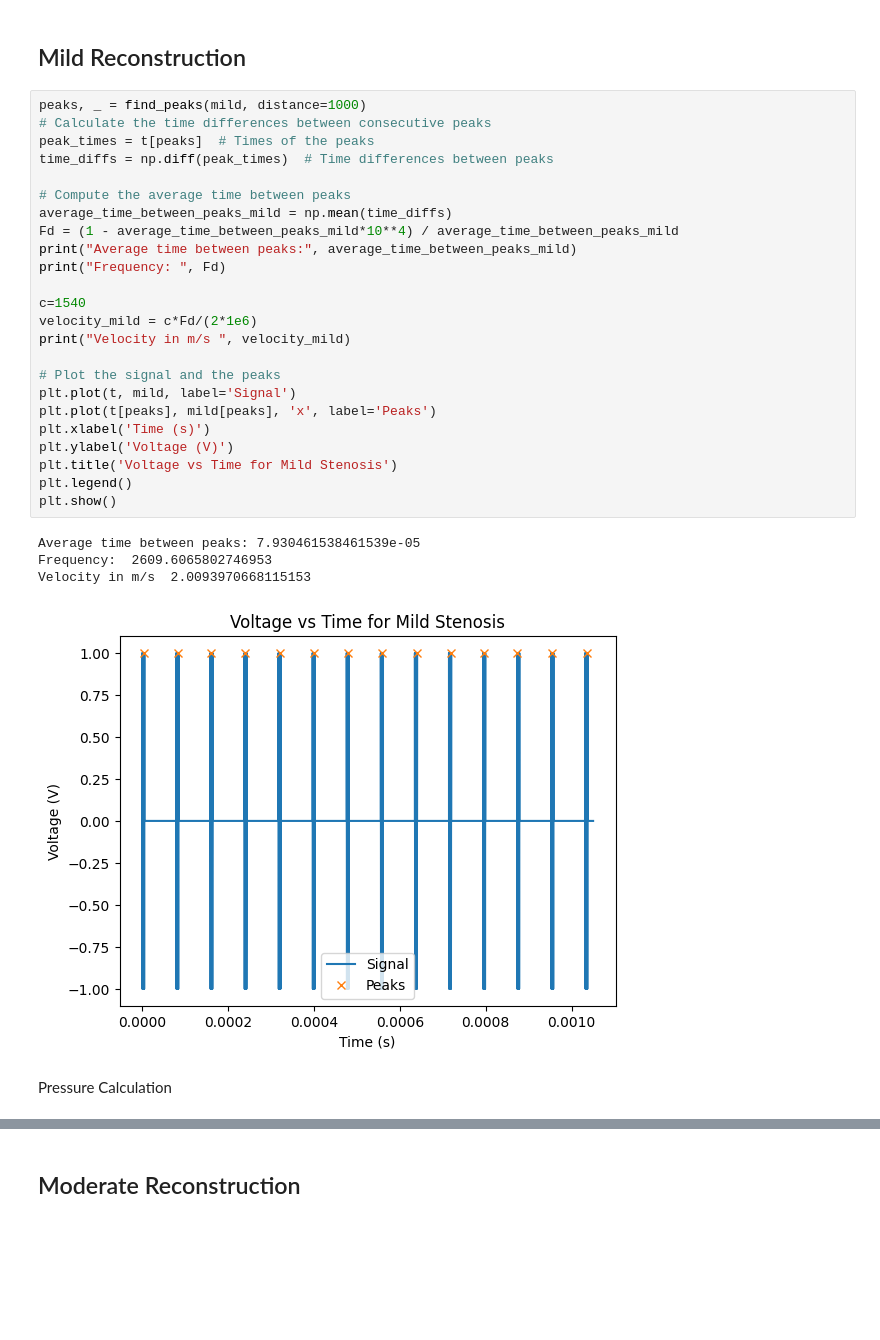
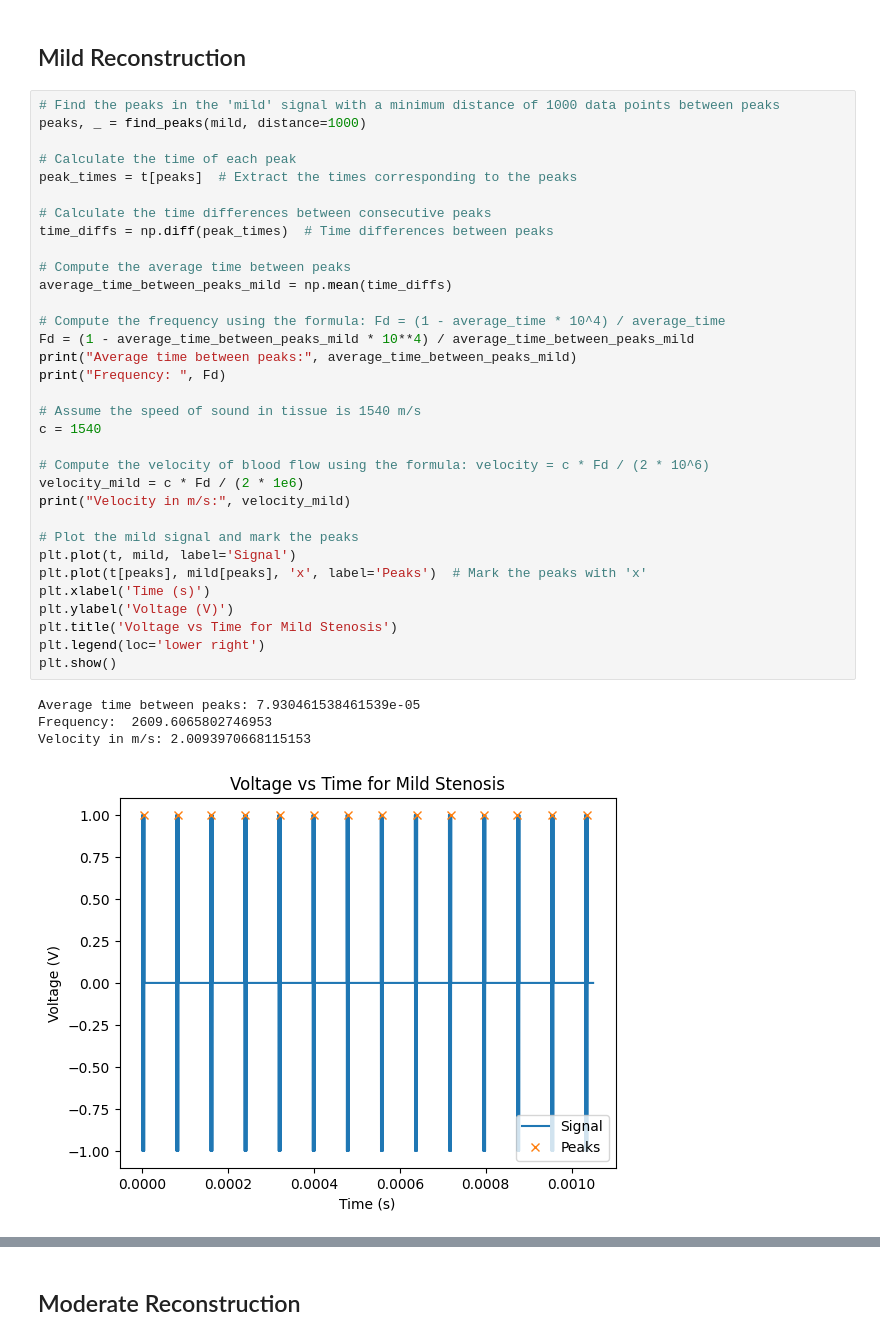
Before and after one commit to dcunhrya/doppler-ultrasound, a Jupyter notebook: doppler_ultrasound.ipynb, the cells around one changed output, grey strips where cells are left out. Saved outputs shown, nothing was run; the diff lists cells and outputs as text; blank space fills up the shorter version.

```diff
--- a/doppler_ultrasound.ipynb
+++ b/doppler_ultrasound.ipynb
@@ -117,33 +137,40 @@ Pressure is:  8.890285198290217 mmHg
 # %% [markdown]
 ## Mild Reconstruction
 # %%
+# Find the peaks in the 'mild' signal with a minimum distance of 1000 data points between peaks
 peaks, _ = find_peaks(mild, distance=1000)
+
+# Calculate the time of each peak
+peak_times = t[peaks]  # Extract the times corresponding to the peaks
+
 # Calculate the time differences between consecutive peaks
-peak_times = t[peaks]  # Times of the peaks
 time_diffs = np.diff(peak_times)  # Time differences between peaks
 
 # Compute the average time between peaks
 average_time_between_peaks_mild = np.mean(time_diffs)
-Fd = (1 - average_time_between_peaks_mild*10**4) / average_time_between_peaks_mild
+
+# Compute the frequency using the formula: Fd = (1 - average_time * 10^4) / average_time
+Fd = (1 - average_time_between_peaks_mild * 10**4) / average_time_between_peaks_mild
 print("Average time between peaks:", average_time_between_peaks_mild)
 print("Frequency: ", Fd)
 
-c=1540
-velocity_mild = c*Fd/(2*1e6)
-print("Velocity in m/s ", velocity_mild)
+# Assume the speed of sound in tissue is 1540 m/s
+c = 1540
 
-# Plot the signal and the peaks
+# Compute the velocity of blood flow using the formula: velocity = c * Fd / (2 * 10^6)
+velocity_mild = c * Fd / (2 * 1e6)
+print("Velocity in m/s:", velocity_mild)
+
+# Plot the mild signal and mark the peaks
 plt.plot(t, mild, label='Signal')
-plt.plot(t[peaks], mild[peaks], 'x', label='Peaks')
+plt.plot(t[peaks], mild[peaks], 'x', label='Peaks')  # Mark the peaks with 'x'
 plt.xlabel('Time (s)')
 plt.ylabel('Voltage (V)')
 plt.title('Voltage vs Time for Mild Stenosis')
-plt.legend()
+plt.legend(loc='lower right')
 plt.show()
 # %% [output]
 Average time between peaks: 7.930461538461539e-05
 Frequency:  2609.6065802746953
-Velocity in m/s  2.0093970668115153
+Velocity in m/s: 2.0093970668115153
-[figure, old version]
+[figure, new version]
-# %% [markdown]
-Pressure Calculation
```
Also changed, not shown: parts of 29 cells of this notebook.
